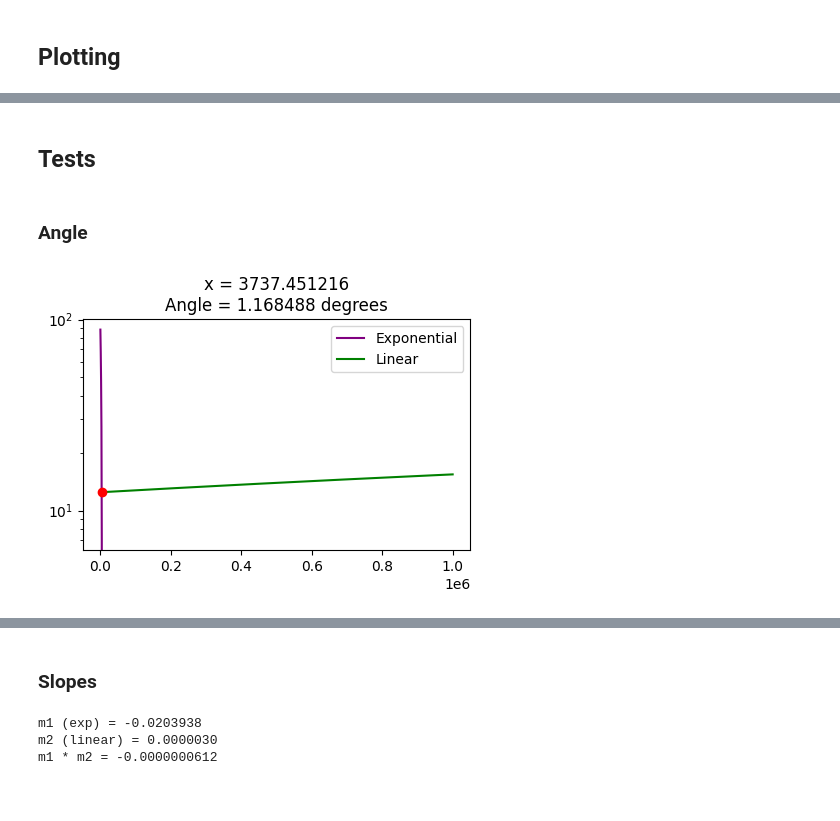
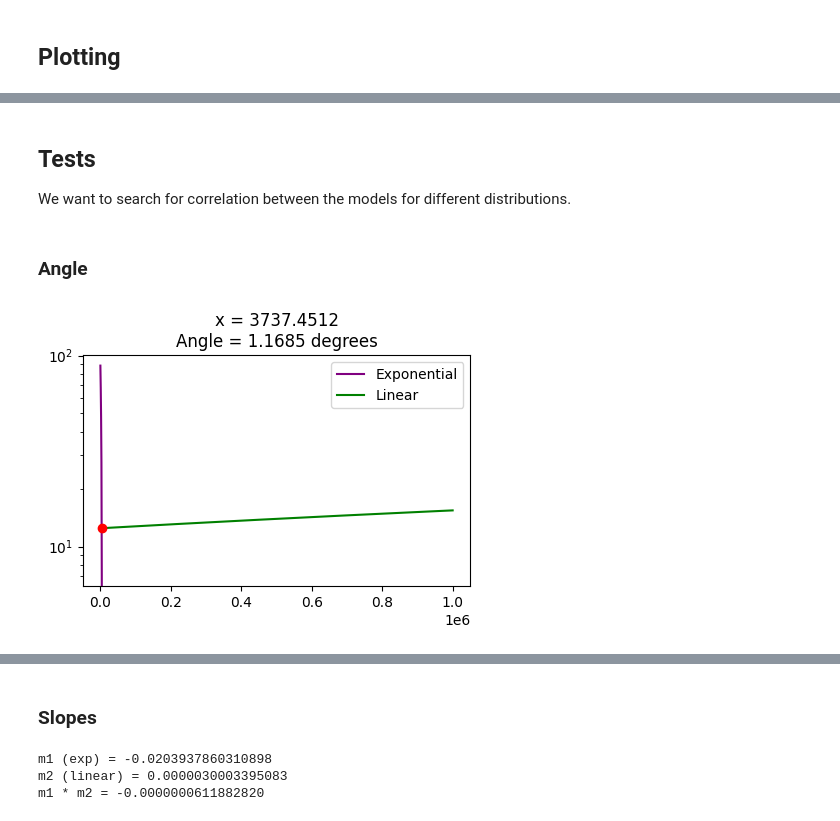
Before and after one commit to joanalnu/distribution_of_multiplication, a Jupyter notebook: main.ipynb, the cells around one changed output, grey strips where cells are left out. Saved outputs shown, nothing was run; the diff lists cells and outputs as text; code cells hidden in the pictures.

```diff
--- a/main.ipynb
+++ b/main.ipynb
@@ -13,20 +13,20 @@ import matplotlib.gridspec as gridspec
 from scipy.optimize import fsolve
 dirpath = os.path.dirname(os.path.abspath(__doc__))
 # %%
-# define variable
+# define variables
 front = 1 # thresholf to ignore fist x value of countlst
-rango = 1000 # range of positive integers to compute
-threshold = 20 # higher countlst values are shown in plot
-stack_size = 10 # size of stacking for prime numbers
+rango = 1000000 # range of positive integers to compute
+threshold = 200 # higher countlst values are shown in plot
+stack_size = 10000 # size of stacking for prime numbers
 
 # define lists
-x_data = list()
+x_data = list() # x-axis
 countlst = list() # countlst[i] = x , where x is the possible multiplication ways to compute i
 primelst = list() # where primerlst[i]==1 if i is prime
 for i in range(rango):
+    x_data.append(i)
     countlst.append(0)
     primelst.append(0)
-    x_data.append(i)
 # %% [markdown]
 ## Computing
 # %%
@@ -168,5 +169,6 @@ primefig.savefig(f'{dirpath}/106primetheorem.png', dpi=512)
-# %% [markdown]
-## Tests
+# %% [markdown]
+## Tests
+We want to search for correlation between the models for different distributions.
 # %% [markdown]
 ### Angle
 # %%
@@ -199,19 +201,19 @@ theta_degrees = np.degrees(theta)
 # %%
 # plot graphs
 x_data = np.linspace(0, 1000000, 1000)
 y1 = exponential(x_data, a, b, c)
 y2 = m2 * x_data + intercept2
 plt.figure(figsize=(5, 3))
 plt.plot(x_data, y1, color='purple', label='Exponential')
 plt.plot(x_data, y2, color='green', label='Linear')
 plt.scatter([x_intersect], [exponential(x_intersect, a, b, c)], color='red', zorder=5)
 plt.yscale('log')
 plt.legend()
-plt.title(f'x = {x_intersect:.6f}\nAngle = {theta_degrees:.6f} degrees')
+plt.title(f'x = {x_intersect:.4f}\nAngle = {theta_degrees:.4f} degrees')
 plt.savefig(f'{dirpath}/quickplot.png', dpi=512)
 plt.show()
 
-print(f'x = {x_intersect:.6f}')
-print(f'Angle = {theta_degrees:.6f} degrees')
+print(f'x = {x_intersect:.16f}')
+print(f'Angle = {theta_degrees:.16f} degrees')
 # %% [output]
-[figure, old version]
+[figure, new version]
@@ -221,10 +223,10 @@ Angle = 1.168488 degrees
 ### Slopes
 # %%
 slopes = slope1 * slope2
-print(f"m1 (exp) = {slope1:.7f}")
-print(f"m2 (linear) = {slope2:.7f}")
-print(f"m1 * m2 = {slopes:.10f}")
+print(f"m1 (exp) = {slope1:.16f}")
+print(f"m2 (linear) = {slope2:.16f}")
+print(f"m1 * m2 = {slopes:.16f}")
 # %% [output]
-m1 (exp) = -0.0203938
-m2 (linear) = 0.0000030
-m1 * m2 = -0.0000000612
+m1 (exp) = -0.0203937860310898
+m2 (linear) = 0.0000030003395083
+m1 * m2 = -0.0000000611882820
```
Also changed, not shown: parts of 10 cells of this notebook, 1 other file.
